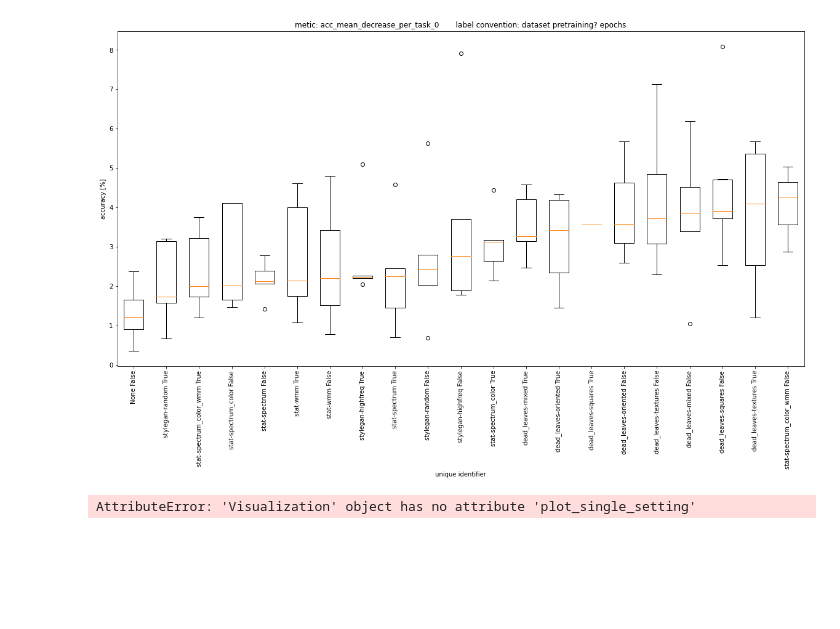
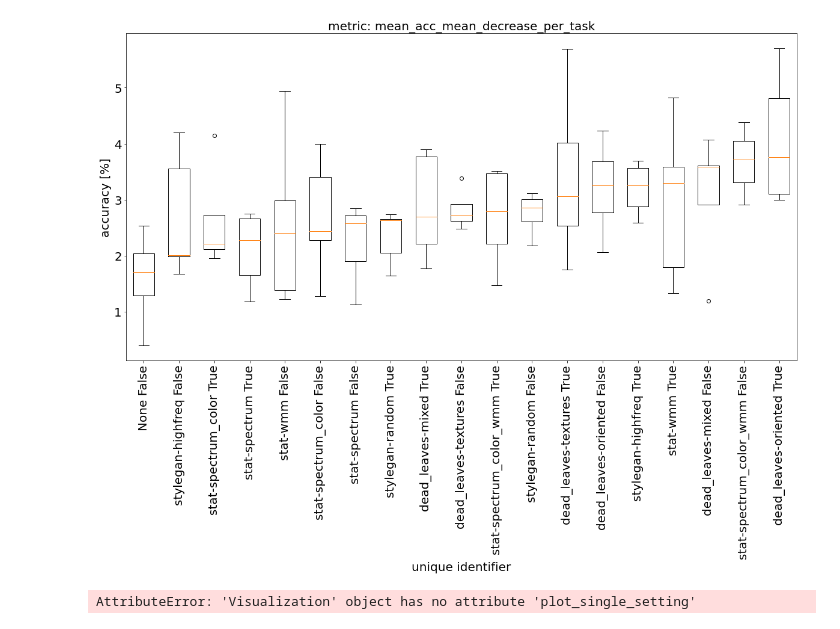
Before and after one commit to jsobolew/mgr, a Jupyter notebook: myCode/Results visualization/AlexNet/results_viz Alexnet.ipynb, the cells around one changed output. Saved outputs shown, nothing was run; the diff lists cells and outputs as text; code cells hidden in the pictures; blank space fills up the shorter version.

```diff
--- a/myCode/Results visualization/AlexNet/results_viz Alexnet.ipynb
+++ b/myCode/Results visualization/AlexNet/results_viz Alexnet.ipynb
@@ -42,7 +40,38 @@ df
-# %%
-Visualization.box_plot('acc_mean_decrease_per_task_0', df)
-# %% [output]
-[figure, removed]
+# %%
+import matplotlib.pyplot as plt
+import numpy as np
+
+def box_plot(metric_name, df, filename=None, fontsize=20):
+    UIDS = df['UID'].unique()
+
+    values = []
+    for uid in UIDS:
+        values.append(df[df['UID'] == uid][metric_name].median())
+
+    order = np.argsort(values)
+    UIDS = UIDS[order]
+
+    plt.figure(figsize=(20, 10))
+    for i, uid in enumerate(UIDS):
+        plt.boxplot(df[df['UID'] == uid][metric_name], positions=[i], widths=0.6)
+
+    labels = UIDS
+    labels = [f"{uid.split(';')[0]} {uid.split(';')[2]}" for uid in UIDS]
+
+    plt.xticks(np.arange(len(UIDS)), labels, rotation=90, fontsize=fontsize)
+    plt.yticks(fontsize=fontsize)  # Add this line to set the font size of the y-axis
+    plt.title(f"metric: {metric_name}", fontsize=fontsize)
+    plt.xlabel("unique identifier", fontsize=fontsize)
+    plt.ylabel("accuracy [%]", fontsize=fontsize)
+
+    if filename:
+        plt.savefig("images/"+filename+".pdf", format='pdf', bbox_inches='tight')
+        plt.savefig("images/"+filename+".svg", format='svg', bbox_inches='tight')
+# %%
+metric = 'mean_acc_mean_decrease_per_task'
+box_plot(metric, df, f"AlexNet_{metric}")
+# %% [output]
+[figure, added]
 # %%
 viz.plot_single_setting(todo)
 # %% [output]
```
Also changed, not shown: parts of 3 cells of this notebook, 30 other files.
